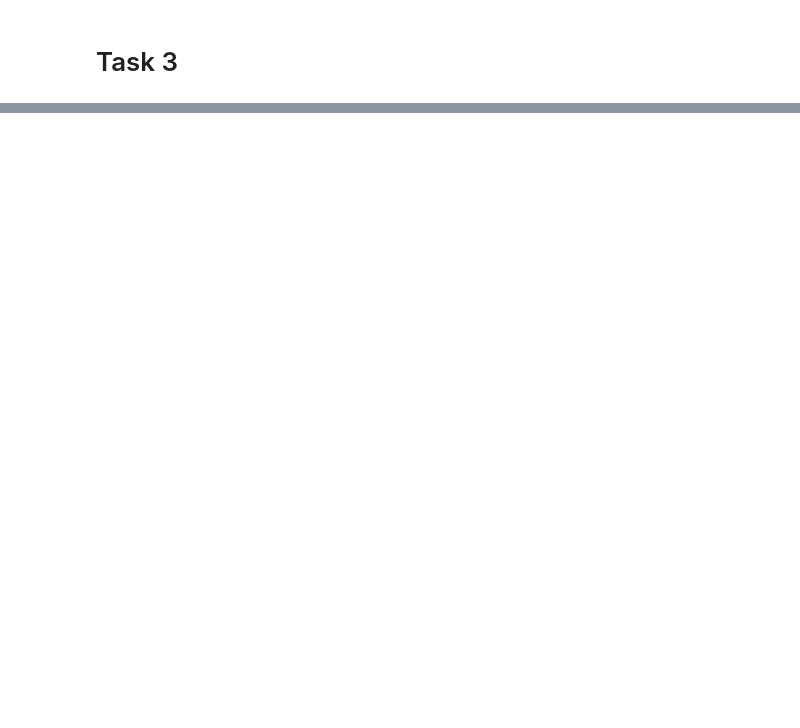
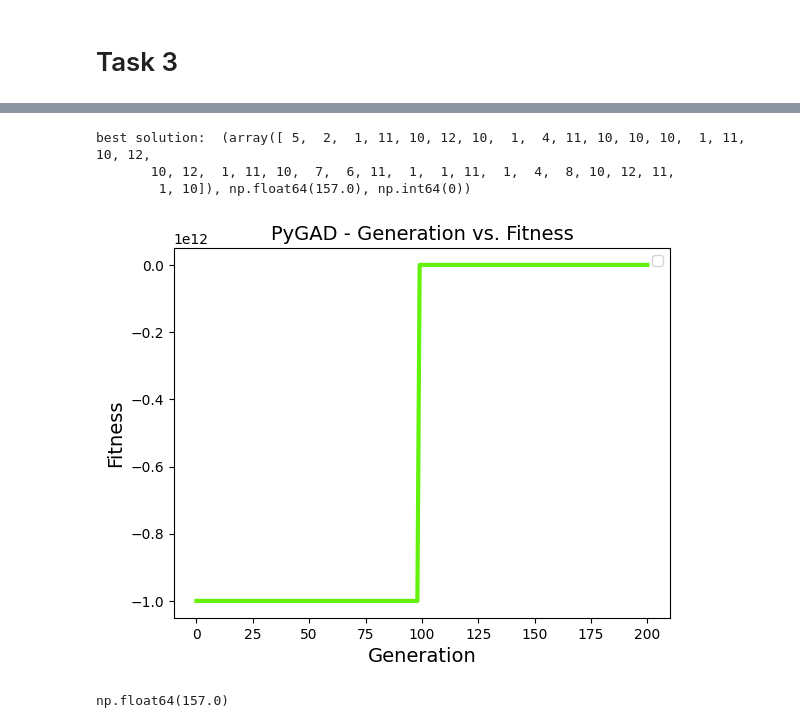
Before and after one commit to Favstina/IntelligentSystems-Assigment_1, a Jupyter notebook: Task3/GA3.ipynb, the cells around one changed output, grey strips where cells are left out. Cells and saved outputs as stored; diff of their text form; code cells hidden in the pictures; blank space fills up the shorter version.

```diff
--- a/Task3/GA3.ipynb
+++ b/Task3/GA3.ipynb
@@ -15,7 +15,7 @@ def read_graph(path):
     return n, graph
 # %%
 # choose graph
-path = "../graphs/g8.txt"
+path = "../graphs/g3.txt"
 
 n, graph = read_graph(path)
 k = 1    # genome length scaling factor
@@ -23,4 +23,4 @@ numAgents = 3
 agent_len = n * k
 
 # select a sequence to be visited
-sequence = [1,15]
+sequence = [1,10]
@@ -324,7 +340,7 @@ def mutation_task3(offspring, ga_instance):
 
     return offspring
 # %%
-def genetic_algo_task3(number_generations, number_parents_mating, solutions_per_pop):
+def genetic_algo_task3(number_generations, number_parents_mating):
     init_pop = creating_init_pop_task3(n, agent_len, numAgents)
     #print(init_pop)
     gene_space = [i for i in range(1, n+1)]
@@ -334,12 +350,13 @@ def genetic_algo_task3(number_generations, number_parents_mating, solutions_per_
                        num_generations=number_generations,
                        num_parents_mating=number_parents_mating,
                        initial_population=init_pop,
-                       sol_per_pop=solutions_per_pop,
+                       sol_per_pop=50,
                        num_genes=(agent_len * numAgents),
                        gene_space=gene_space,
                        gene_type=int,
                        crossover_type=crossover_task3,
                        mutation_type=mutation_task3,
+                       mutation_probability=0.1
                       )
 
     ga_instance.run()
@@ -350,6 +367,12 @@ def genetic_algo_task3(number_generations, number_parents_mating, solutions_per_
     print("best solution: ", ga_instance.best_solution())
     ga_instance.plot_fitness()
 
-    return
+    return abs(ga_instance.best_solution()[1])
 # %%
-genetic_algo_task3(400, 10, 50)
+genetic_algo_task3(200, 5)
+# %% [output]
+best solution:  (array([ 5,  2,  1, 11, 10, 12, 10,  1,  4, 11, 10, 10, 10,  1, 11, 10, 12,
+       10, 12,  1, 11, 10,  7,  6, 11,  1,  1, 11,  1,  4,  8, 10, 12, 11,
+        1, 10]), np.float64(157.0), np.int64(0))
+[figure, added]
+np.float64(157.0)
```
Also changed, not shown: parts of 4 cells of this notebook, 1 other file.
